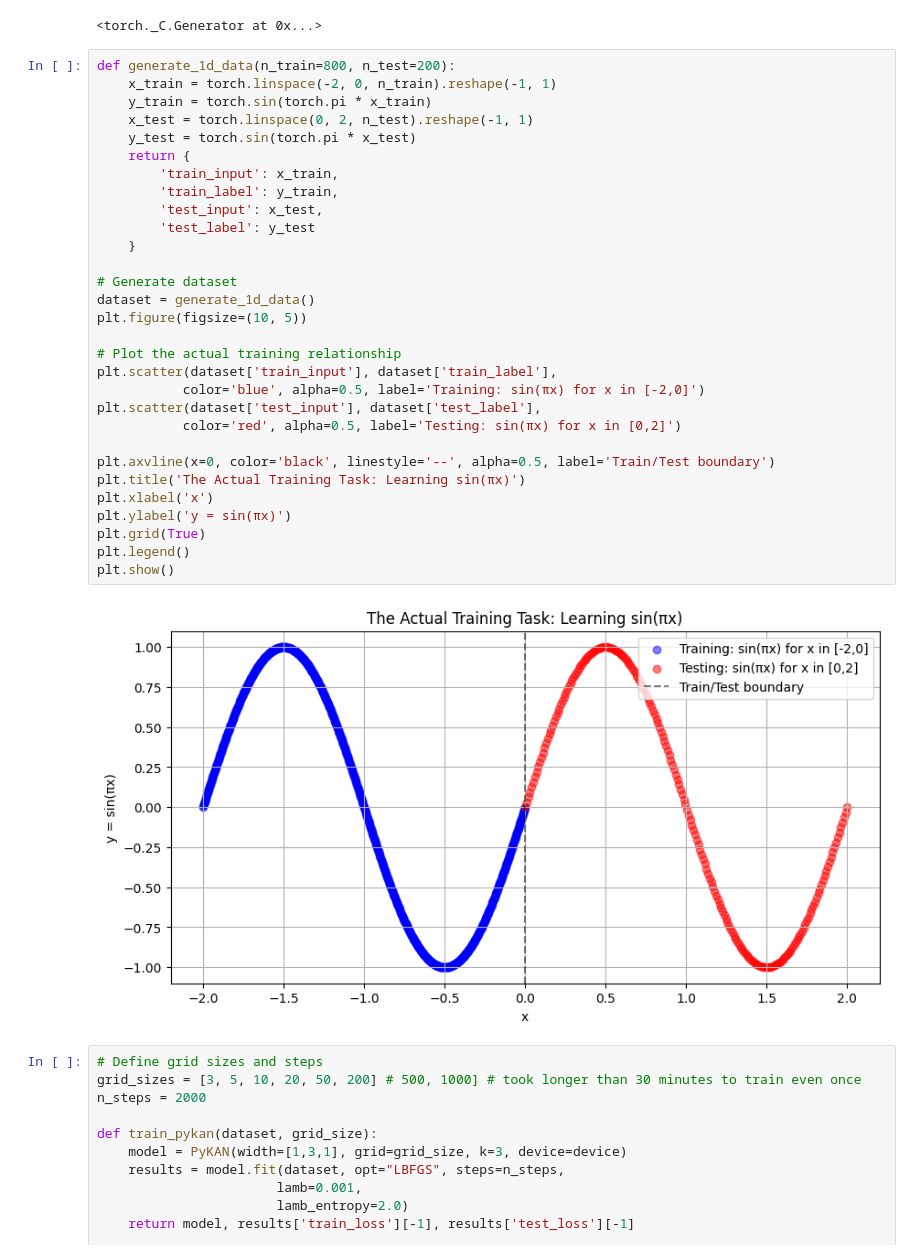
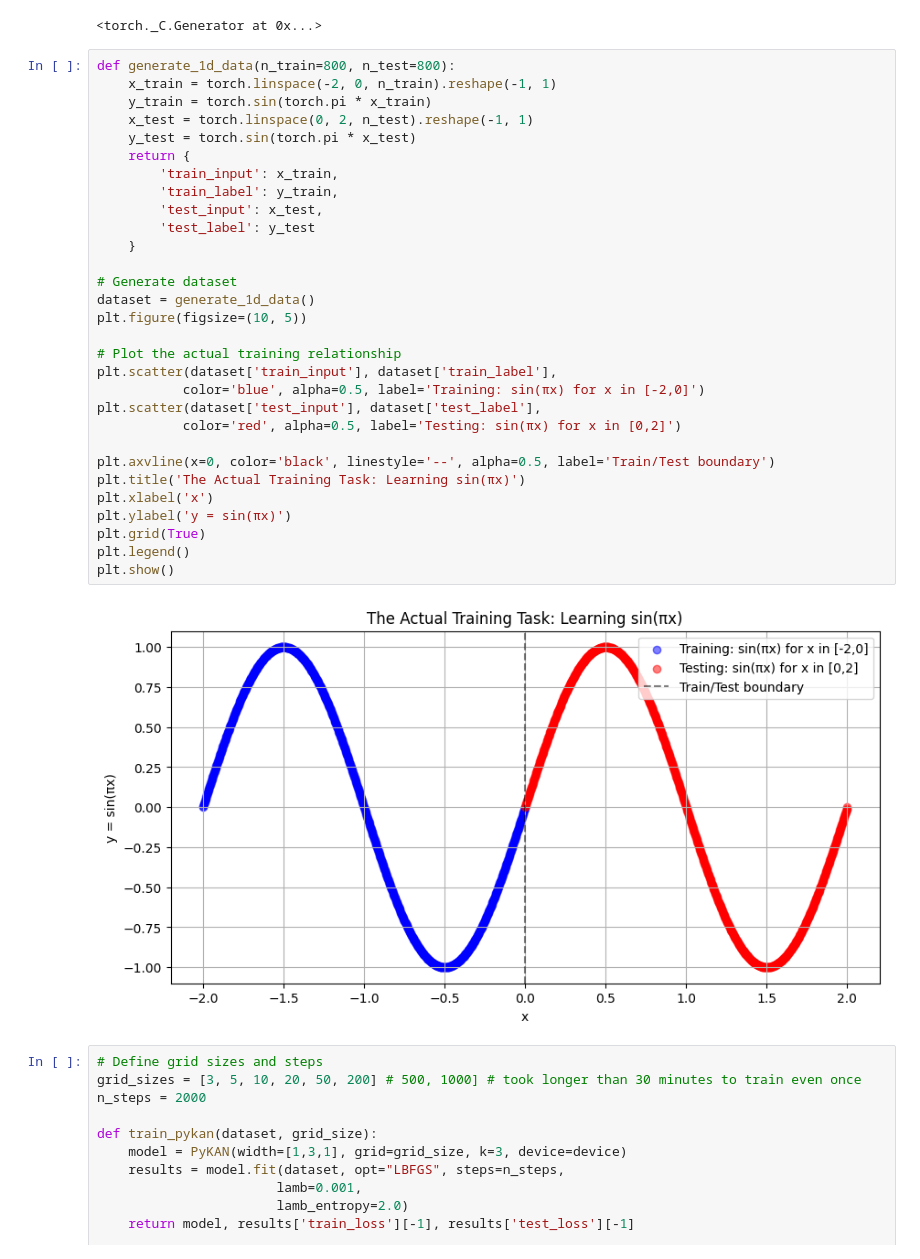
Before and after one commit to nicholaseruplarsen/KANs-timeseries, a Jupyter notebook: notebooks/KANs_simple_sin_extrapolation.ipynb, the cells around one changed output. Saved outputs shown, nothing was run; the diff lists cells and outputs as text.

```diff
--- a/notebooks/KANs_simple_sin_extrapolation.ipynb
+++ b/notebooks/KANs_simple_sin_extrapolation.ipynb
@@ -20,37 +20,37 @@ torch.manual_seed(42)
 # %% [output]
 <torch._C.Generator at 0x...>
 # %%
-def generate_1d_data(n_train=800, n_test=200):
+def generate_1d_data(n_train=800, n_test=800):
     x_train = torch.linspace(-2, 0, n_train).reshape(-1, 1)
     y_train = torch.sin(torch.pi * x_train)
     x_test = torch.linspace(0, 2, n_test).reshape(-1, 1)
     y_test = torch.sin(torch.pi * x_test)
     return {
         'train_input': x_train,
         'train_label': y_train,
         'test_input': x_test,
         'test_label': y_test
     }
 
 # Generate dataset
 dataset = generate_1d_data()
 plt.figure(figsize=(10, 5))
 
 # Plot the actual training relationship
 plt.scatter(dataset['train_input'], dataset['train_label'],
            color='blue', alpha=0.5, label='Training: sin(πx) for x in [-2,0]')
 plt.scatter(dataset['test_input'], dataset['test_label'],
            color='red', alpha=0.5, label='Testing: sin(πx) for x in [0,2]')
 
 plt.axvline(x=0, color='black', linestyle='--', alpha=0.5, label='Train/Test boundary')
 plt.title('The Actual Training Task: Learning sin(πx)')
 plt.xlabel('x')
 plt.ylabel('y = sin(πx)')
 plt.grid(True)
 plt.legend()
 plt.show()
 # %% [output]
-[figure, old version]
+[figure, new version]
 # %%
 # Define grid sizes and steps
 grid_sizes = [3, 5, 10, 20, 50, 200] # 500, 1000] # took longer than 30 minutes to train even once
```
Also changed, not shown: parts of 5 cells of this notebook, 3 other files.
